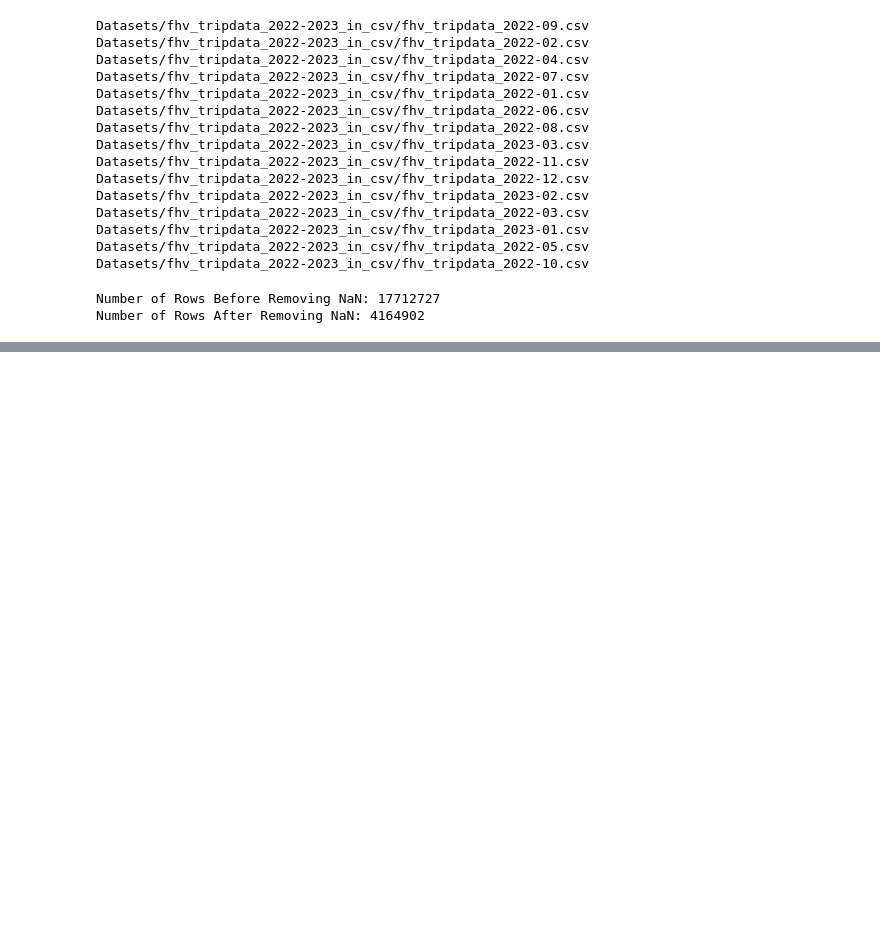
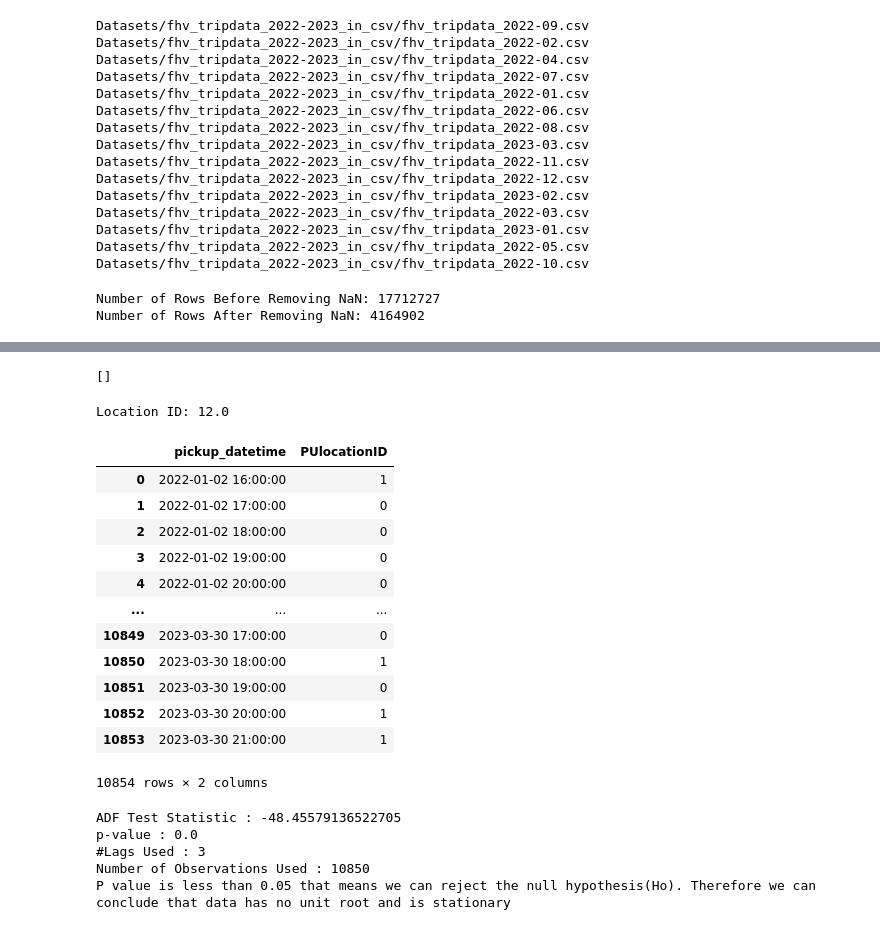
Before and after one commit to iffishells/Forecasting-NYC-Uber-Lyft-Trip-Demand-, a Jupyter notebook: ARIMA.ipynb, the cells around one changed output, grey strips where cells are left out. Drawn from its saved outputs; the diff is of its cells as text; code cells hidden in the pictures; blank space fills up the shorter version.

```diff
--- a/ARIMA.ipynb
+++ b/ARIMA.ipynb
@@ -200,0 +340,72 @@ OSError: Cannot save file into a non-existent directory: 'results'
+# %%
+location_ids
+# %% [output]
+[]
+# %%
+location_ids = removed_nan_df['PUlocationID'].unique().tolist()
+
+# Initializes a loop counter variable:
+loop_count = 0
+# Iterates over each unique location ID in location_ids:
+for lc_id in location_ids:
+    # Prints the current location ID:
+
+    print('Location ID:', lc_id)
+    # Filters removed_nan_df to create a subset DataFrame (df_subset)
+    # containing rows with a specific 'PUlocationID
+    df_subset = removed_nan_df[removed_nan_df['PUlocationID'] == lc_id]
+    # Converts the 'pickup_datetime' column in df_subset to datetime format using pd.to_datetime
+    df_subset['pickup_datetime'] = pd.to_datetime(df_subset['pickup_datetime'])
+    # Sorts df_subset based on the 'pickup_datetime' column:
+    df_subset = df_subset.sort_values('pickup_datetime')
+    # Sets the 'pickup_datetime' column as the index of df_subset:
+    df_subset = df_subset.set_index('pickup_datetime')
+    # Resamples df_subset at a frequency of 1 hour ('1H') and counts the number of occurrences per hour:
+    df_subset = df_subset['PUlocationID'].resample('1H').count()
+    # Resets the index of df_subset to convert the index (time) back into a column:
+    df_subset = df_subset.reset_index()
+    break
+# %% [output]
+Location ID: 12.0
+# %%
+single_location_df = df_subset
+
+display(single_location_df)
+
+x_feature_name ='pickup_datetime'
+y_feature_name='PUlocationID'
+title = 'Location ID 12.0'
+plot(single_location_df,x_feature_name,y_feature_name,title)
+# %% [output]
+|  | pickup_datetime | PUlocationID |
+| 0 | 2022-01-02 16:00:00 | 1 |
+| 1 | 2022-01-02 17:00:00 | 0 |
+| 2 | 2022-01-02 18:00:00 | 0 |
+| 3 | 2022-01-02 19:00:00 | 0 |
+| 4 | 2022-01-02 20:00:00 | 0 |
+| ... | ... | ... |
+| 10849 | 2023-03-30 17:00:00 | 0 |
+| 10850 | 2023-03-30 18:00:00 | 1 |
+| 10851 | 2023-03-30 19:00:00 | 0 |
+| 10852 | 2023-03-30 20:00:00 | 1 |
+| 10853 | 2023-03-30 21:00:00 | 1 |
+10854 rows × 2 columns
+# %%
+
+def adfuller_test(values):
+    result=adfuller(values)
+    labels = ['ADF Test Statistic','p-value','#Lags Used','Number of Observations Used']
+    for value,label in zip(result,labels):
+        print(label+' : '+str(value) )
+    if result[1] <= 0.05:
+        print("P value is less than 0.05 that means we can reject the null hypothesis(Ho). Therefore we can conclude that data has no unit root and is stationary")
+    else:
+        print("Weak evidence against null hypothesis that means time series has a unit root which indicates that it is non-stationary ")
+
+adfuller_test(single_location_df['PUlocationID'])
+# %% [output]
+ADF Test Statistic : -48.45579136522705
+p-value : 0.0
+#Lags Used : 3
+Number of Observations Used : 10850
+P value is less than 0.05 that means we can reject the null hypothesis(Ho). Therefore we can conclude that data has no unit root and is stationary
```
Also changed, not shown: parts of 8 cells of this notebook, 3 other files.
